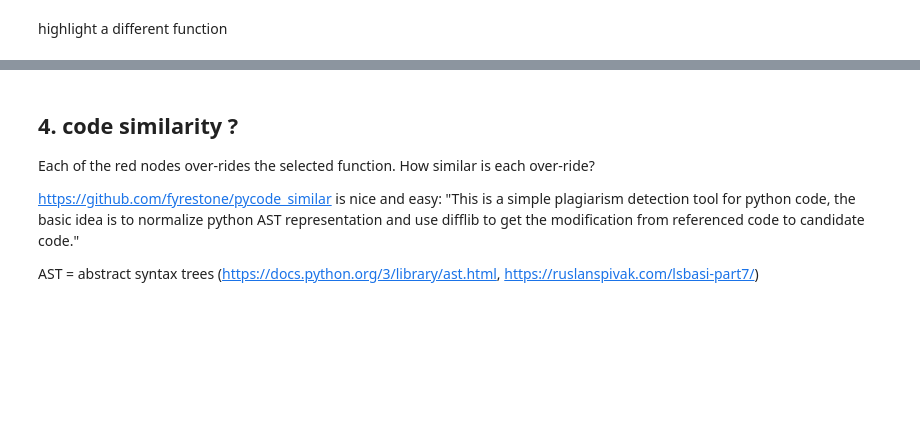
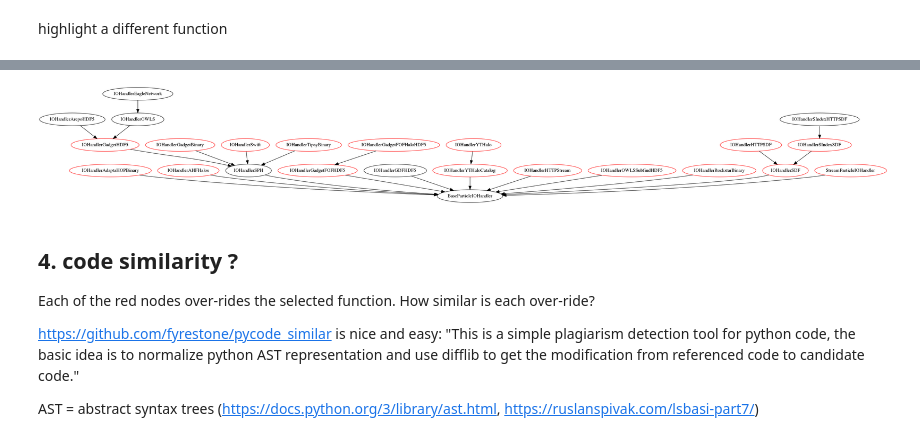
Before and after one commit to chrishavlin/yt_scratch, a Jupyter notebook: notebooks/inheritance_explorer_bg_demo.ipynb, the cells around one changed output, grey strips where cells are left out. Drawn from its saved outputs; the diff is of its cells as text; code cells hidden in the pictures; blank space fills up the shorter version.

```diff
--- a/notebooks/inheritance_explorer_bg_demo.ipynb
+++ b/notebooks/inheritance_explorer_bg_demo.ipynb
@@ -373,5 +371,5 @@ SVG(c.dot.create_svg())
 highlight a different function
 # %%
 c = ClassGraphTree(BaseParticleIOHandler, "_read_particle_coords")
-SVG(c.dot.create_svg())
+Image(c.dot.create_png(), unconfined=True)
 # %% [output]
@@ -379,3 +376,4 @@ SVG(c.dot.create_svg())
+[figure, added]
 # %% [markdown]
 ## 4. code similarity ?
 
```
Also changed, not shown: parts of 7 cells of this notebook.
